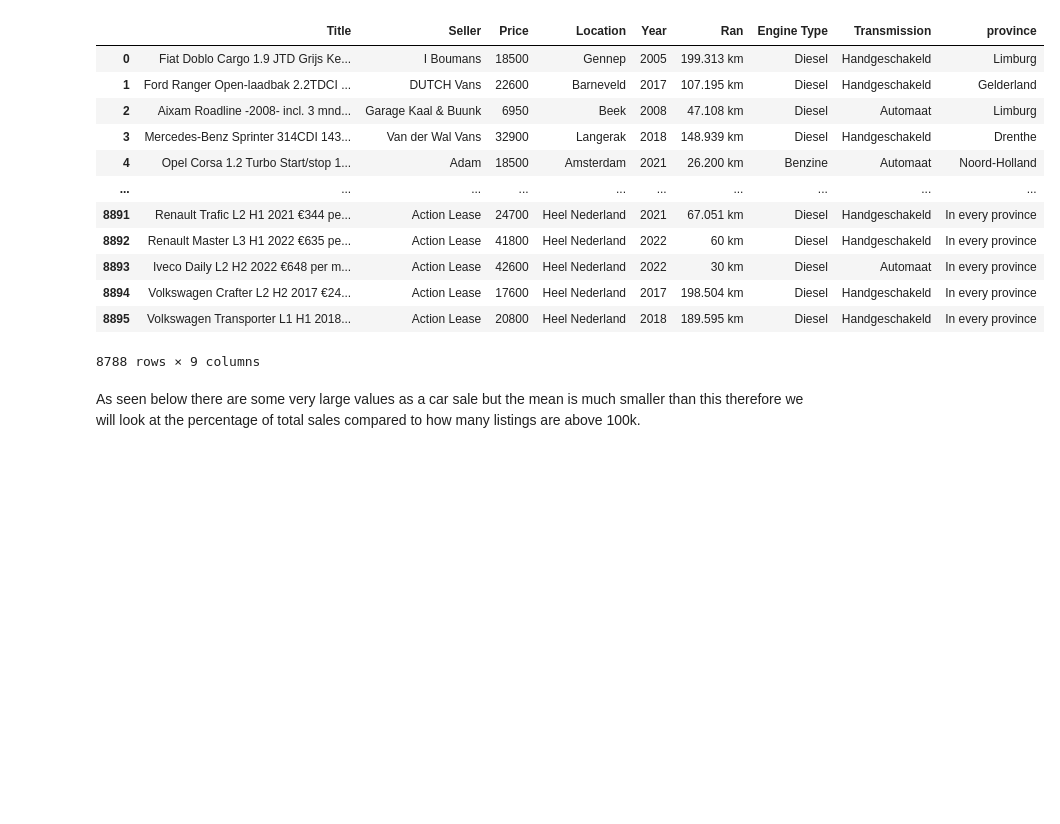
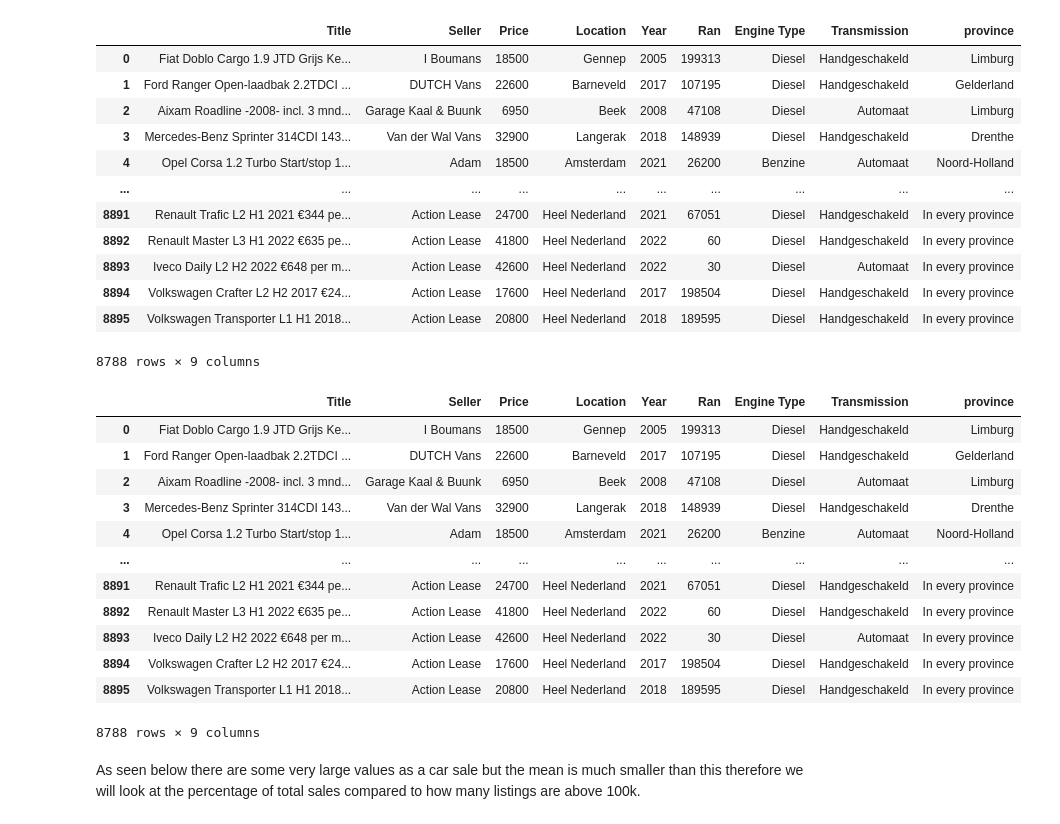
Before and after one commit to pasicdino/carmadness, a Jupyter notebook: main.ipynb, the cells around one changed output. Cells and saved outputs as stored; diff of their text form; code cells hidden in the pictures; blank space fills up the shorter version.

```diff
--- a/main.ipynb
+++ b/main.ipynb
@@ -17,23 +17,40 @@ df.drop(columns=['Unnamed: 0'], inplace=True)
 # %%
 df['Price'] = df['Price'].str.replace('[^0-9]', '', regex=True)
 df['Price'] = df['Price'].replace('', np.nan)
 df = df.dropna(subset=['Price'])
 df['Price'] = pd.to_numeric(df['Price'])
+df['Ran'] = df['Ran'].str.replace('[^0-9]', '', regex=True)
+df['Price'] = df['Price'].replace('', np.nan)
+df = df.dropna(subset=['Price'])
+df['Ran'] = pd.to_numeric(df['Ran'])
 df
 # %% [output]
 |  | Title | Seller | Price | Location | Year | Ran | Engine Type | Transmission | province |
-| 0 | Fiat Doblo Cargo 1.9 JTD Grijs Ke... | I Boumans | 18500 | Gennep | 2005 | 199.313 km | Diesel | Handgeschakeld | Limburg |
-| 1 | Ford Ranger Open-laadbak 2.2TDCI ... | DUTCH Vans | 22600 | Barneveld | 2017 | 107.195 km | Diesel | Handgeschakeld | Gelderland |
-| 2 | Aixam Roadline -2008- incl. 3 mnd... | Garage Kaal & Buunk | 6950 | Beek | 2008 | 47.108 km | Diesel | Automaat | Limburg |
-| 3 | Mercedes-Benz Sprinter 314CDI 143... | Van der Wal Vans | 32900 | Langerak | 2018 | 148.939 km | Diesel | Handgeschakeld | Drenthe |
-| 4 | Opel Corsa 1.2 Turbo Start/stop 1... | Adam | 18500 | Amsterdam | 2021 | 26.200 km | Benzine | Automaat | Noord-Holland |
+| 0 | Fiat Doblo Cargo 1.9 JTD Grijs Ke... | I Boumans | 18500 | Gennep | 2005 | 199313 | Diesel | Handgeschakeld | Limburg |
+| 1 | Ford Ranger Open-laadbak 2.2TDCI ... | DUTCH Vans | 22600 | Barneveld | 2017 | 107195 | Diesel | Handgeschakeld | Gelderland |
+| 2 | Aixam Roadline -2008- incl. 3 mnd... | Garage Kaal & Buunk | 6950 | Beek | 2008 | 47108 | Diesel | Automaat | Limburg |
+| 3 | Mercedes-Benz Sprinter 314CDI 143... | Van der Wal Vans | 32900 | Langerak | 2018 | 148939 | Diesel | Handgeschakeld | Drenthe |
+| 4 | Opel Corsa 1.2 Turbo Start/stop 1... | Adam | 18500 | Amsterdam | 2021 | 26200 | Benzine | Automaat | Noord-Holland |
 | ... | ... | ... | ... | ... | ... | ... | ... | ... | ... |
-| 8891 | Renault Trafic L2 H1 2021 €344 pe... | Action Lease | 24700 | Heel Nederland | 2021 | 67.051 km | Diesel | Handgeschakeld | In every province |
-| 8892 | Renault Master L3 H1 2022 €635 pe... | Action Lease | 41800 | Heel Nederland | 2022 | 60 km | Diesel | Handgeschakeld | In every province |
-| 8893 | Iveco Daily L2 H2 2022 €648 per m... | Action Lease | 42600 | Heel Nederland | 2022 | 30 km | Diesel | Automaat | In every province |
-| 8894 | Volkswagen Crafter L2 H2 2017 €24... | Action Lease | 17600 | Heel Nederland | 2017 | 198.504 km | Diesel | Handgeschakeld | In every province |
-| 8895 | Volkswagen Transporter L1 H1 2018... | Action Lease | 20800 | Heel Nederland | 2018 | 189.595 km | Diesel | Handgeschakeld | In every province |
+| 8891 | Renault Trafic L2 H1 2021 €344 pe... | Action Lease | 24700 | Heel Nederland | 2021 | 67051 | Diesel | Handgeschakeld | In every province |
+| 8892 | Renault Master L3 H1 2022 €635 pe... | Action Lease | 41800 | Heel Nederland | 2022 | 60 | Diesel | Handgeschakeld | In every province |
+| 8893 | Iveco Daily L2 H2 2022 €648 per m... | Action Lease | 42600 | Heel Nederland | 2022 | 30 | Diesel | Automaat | In every province |
+| 8894 | Volkswagen Crafter L2 H2 2017 €24... | Action Lease | 17600 | Heel Nederland | 2017 | 198504 | Diesel | Handgeschakeld | In every province |
+| 8895 | Volkswagen Transporter L1 H1 2018... | Action Lease | 20800 | Heel Nederland | 2018 | 189595 | Diesel | Handgeschakeld | In every province |
 8788 rows × 9 columns
+|  | Title | Seller | Price | Location | Year | Ran | Engine Type | Transmission | province |
+| 0 | Fiat Doblo Cargo 1.9 JTD Grijs Ke... | I Boumans | 18500 | Gennep | 2005 | 199313 | Diesel | Handgeschakeld | Limburg |
+| 1 | Ford Ranger Open-laadbak 2.2TDCI ... | DUTCH Vans | 22600 | Barneveld | 2017 | 107195 | Diesel | Handgeschakeld | Gelderland |
+| 2 | Aixam Roadline -2008- incl. 3 mnd... | Garage Kaal & Buunk | 6950 | Beek | 2008 | 47108 | Diesel | Automaat | Limburg |
+| 3 | Mercedes-Benz Sprinter 314CDI 143... | Van der Wal Vans | 32900 | Langerak | 2018 | 148939 | Diesel | Handgeschakeld | Drenthe |
+| 4 | Opel Corsa 1.2 Turbo Start/stop 1... | Adam | 18500 | Amsterdam | 2021 | 26200 | Benzine | Automaat | Noord-Holland |
+| ... | ... | ... | ... | ... | ... | ... | ... | ... | ... |
+| 8891 | Renault Trafic L2 H1 2021 €344 pe... | Action Lease | 24700 | Heel Nederland | 2021 | 67051 | Diesel | Handgeschakeld | In every province |
+| 8892 | Renault Master L3 H1 2022 €635 pe... | Action Lease | 41800 | Heel Nederland | 2022 | 60 | Diesel | Handgeschakeld | In every province |
+| 8893 | Iveco Daily L2 H2 2022 €648 per m... | Action Lease | 42600 | Heel Nederland | 2022 | 30 | Diesel | Automaat | In every province |
+| 8894 | Volkswagen Crafter L2 H2 2017 €24... | Action Lease | 17600 | Heel Nederland | 2017 | 198504 | Diesel | Handgeschakeld | In every province |
+| 8895 | Volkswagen Transporter L1 H1 2018... | Action Lease | 20800 | Heel Nederland | 2018 | 189595 | Diesel | Handgeschakeld | In every province |
+8788 rows × 9 columns
 # %% [markdown]
 As seen below there are some very large values as a car sale but the mean is much smaller than this therefore we will look at the percentage of total sales compared to how many listings are above 100k.
 # %%
```
Also changed, not shown: parts of 21 cells of this notebook.
